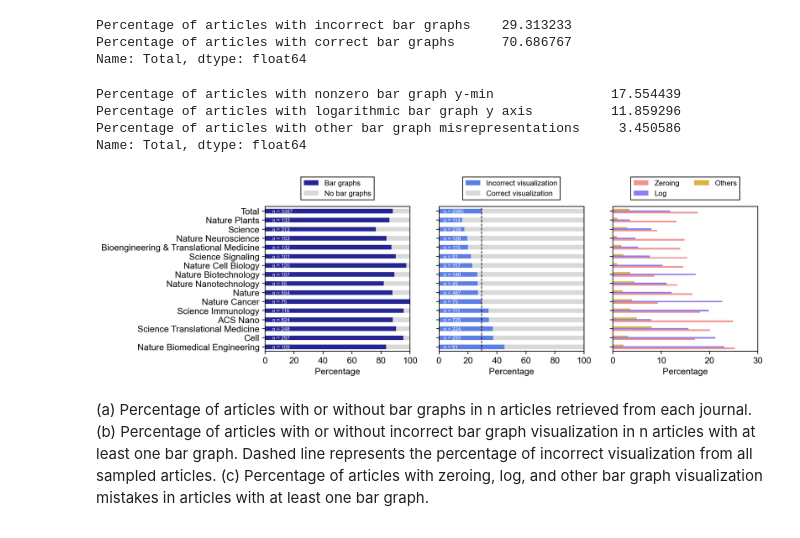
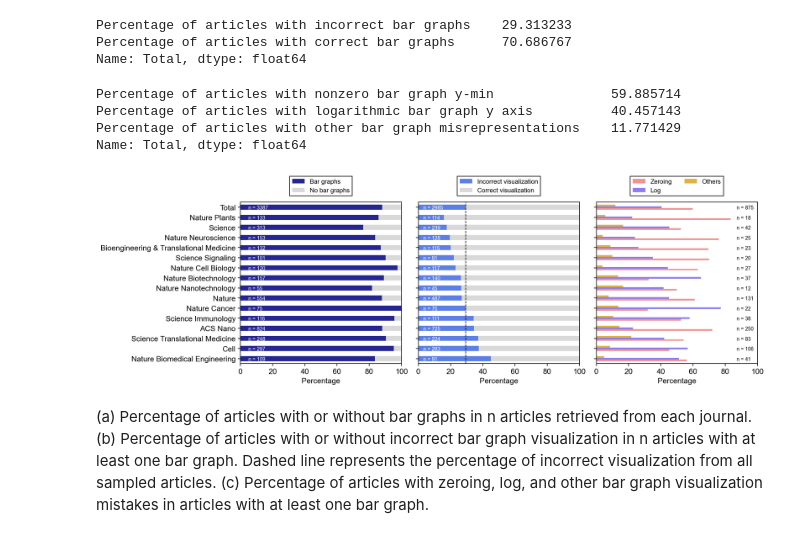
Before and after one commit to tengjuilin/misused-bar-graphs, a Jupyter notebook: bar-graph-classification.ipynb, the cells around one changed output. Cells and saved outputs as stored; diff of their text form; code cells hidden in the pictures.

```diff
--- a/bar-graph-classification.ipynb
+++ b/bar-graph-classification.ipynb
@@ -87,9 +87,9 @@ articles_stat_df[PERCENT_ARTICLES_WITHOUT_BAR_GRAPH_LABEL] = articles_stat_df[NU
 articles_stat_df[PERCENT_ARTICLES_WITH_BAR_GRAPH_LABEL] = articles_stat_df[NUM_ARTICLES_WITH_BAR_GRAPH_LABEL] / articles_stat_df[NUM_ARTICLES_LABEL] * 100
 articles_stat_df[PERCENT_ARTICLES_CORRECT_BAR_GRAPH_LABEL] = articles_stat_df[NUM_ARTICLES_CORRECT_BAR_GRAPH_LABEL] / articles_stat_df[NUM_ARTICLES_WITH_BAR_GRAPH_LABEL] * 100
 articles_stat_df[PERCENT_ARTICLES_INCORRECT_BAR_GRAPH_LABEL] = articles_stat_df[NUM_ARTICLES_INCORRECT_BAR_GRAPH_LABEL] / articles_stat_df[NUM_ARTICLES_WITH_BAR_GRAPH_LABEL] * 100
-articles_stat_df[PERCENT_ARTICLES_ZERO_PROBLEM_LABEL] = articles_stat_df[NUM_ARTICLES_ZERO_PROBLEM_LABEL] / articles_stat_df[NUM_ARTICLES_WITH_BAR_GRAPH_LABEL] * 100
-articles_stat_df[PERCENT_ARTICLES_LOG_PROBLEM_LABEL] = articles_stat_df[NUM_ARTICLES_LOG_PROBLEM_LABEL] / articles_stat_df[NUM_ARTICLES_WITH_BAR_GRAPH_LABEL] * 100
-articles_stat_df[PERCENT_ARTICLES_OTHER_PROBLEM_LABEL] = articles_stat_df[NUM_ARTICLES_OTHER_PROBLEM_LABEL] / articles_stat_df[NUM_ARTICLES_WITH_BAR_GRAPH_LABEL] * 100
+articles_stat_df[PERCENT_ARTICLES_ZERO_PROBLEM_LABEL] = articles_stat_df[NUM_ARTICLES_ZERO_PROBLEM_LABEL] / articles_stat_df[NUM_ARTICLES_INCORRECT_BAR_GRAPH_LABEL] * 100
+articles_stat_df[PERCENT_ARTICLES_LOG_PROBLEM_LABEL] = articles_stat_df[NUM_ARTICLES_LOG_PROBLEM_LABEL] / articles_stat_df[NUM_ARTICLES_INCORRECT_BAR_GRAPH_LABEL] * 100
+articles_stat_df[PERCENT_ARTICLES_OTHER_PROBLEM_LABEL] = articles_stat_df[NUM_ARTICLES_OTHER_PROBLEM_LABEL] / articles_stat_df[NUM_ARTICLES_INCORRECT_BAR_GRAPH_LABEL] * 100
 # %%
 # temporarily remove total for sorting
 articles_stat_total_series = articles_stat_df.loc[TOTAL_LABEL, :]
@@ -180,14 +181,14 @@ Name: Total, dtype: float64
 # because one article could have multiple types of problems
 percent_bar_incorrect_df.loc[TOTAL_LABEL, :]
 # %% [output]
-Percentage of articles with nonzero bar graph y-min               17.554439
-Percentage of articles with logarithmic bar graph y axis          11.859296
-Percentage of articles with other bar graph misrepresentations     3.450586
+Percentage of articles with nonzero bar graph y-min               59.885714
+Percentage of articles with logarithmic bar graph y axis          40.457143
+Percentage of articles with other bar graph misrepresentations    11.771429
 Name: Total, dtype: float64
 # %%
 alpha = 0.85
 total_misuse_percentage = percent_bar_correct_df.loc[TOTAL_LABEL, PERCENT_ARTICLES_INCORRECT_BAR_GRAPH_LABEL]
-fig, axs = plt.subplots(1, 3, figsize=(13, 4), sharey=True)
+fig, axs = plt.subplots(1, 3, figsize=(15, 5), sharey=True)
 percent_bar_df.plot(
     kind='barh',
     stacked=True,
@@ -222,7 +223,7 @@ for i in range(3):
 
 # individual plot settings
 axs[0].set_ylabel('')
-axs[2].set_xlim(0, 30)
+axs[2].set_xlim(0, 100)
 
 # plot legends
 axs[0].legend(
@@ -236,37 +237,44 @@ axs[1].legend(
     loc='lower center',
 )
 axs[2].legend(
     [ZERO_LABEL, LOG_LABEL, OTHERS_LABEL],
     bbox_to_anchor=(0.5, 1.02),
     loc='lower center',
     ncol=2,
 )
 
 # overlay n onto bars in subplot 1/3
 for i in range(total_articles_series.shape[0]):
     try:
-        axs[0].text(5, i - 0.2, f'n = {int(total_articles_series.iloc[i])}', fontsize=7, color='w')
+        axs[0].text(5, i - 0.2, f'n = {int(total_articles_series.iloc[i])}', fontsize=8, color='w')
     except ValueError:
         pass
 
-# overlay n onto bars in subplot 1/3
+# overlay n onto bars in subplot 2/3
 for i in range(total_articles_series.shape[0]):
     try:
-        axs[1].text(3, i - 0.2, f'n = {int(articles_bar_graph_series.iloc[i])}', fontsize=7, color='w')
+        axs[1].text(3, i - 0.2, f'n = {int(articles_bar_graph_series.iloc[i])}', fontsize=8, color='w')
+    except ValueError:
+        pass
+
+# overlay n onto bars in subplot 3/3
+for i in range(total_articles_series.shape[0]):
+    try:
+        axs[2].text(87, i - 0.2, f'n = {int(articles_misused_bar_graph_series.iloc[i])}', fontsize=8, color='k')
     except ValueError:
         pass
 
 # add average line to subplot 2/3
 axs[1].axvline(
     total_misuse_percentage,
     color='k',
     lw=1,
     ls='--'
 )
 plt.tight_layout()
 # fig.savefig('article-stat.pdf')
 # %% [output]
-[figure, old version]
+[figure, new version]
 # %% [markdown]
 (a) Percentage of articles with or without bar graphs in n articles retrieved from each journal. (b) Percentage of articles with or without incorrect bar graph visualization in n articles with at least one bar graph. Dashed line represents the percentage of incorrect visualization from all sampled articles. (c) Percentage of articles with zeroing, log, and other bar graph visualization mistakes in articles with at least one bar graph.
 # %% [markdown]
```
Also changed, not shown: parts of 20 cells of this notebook, 5 other files.
